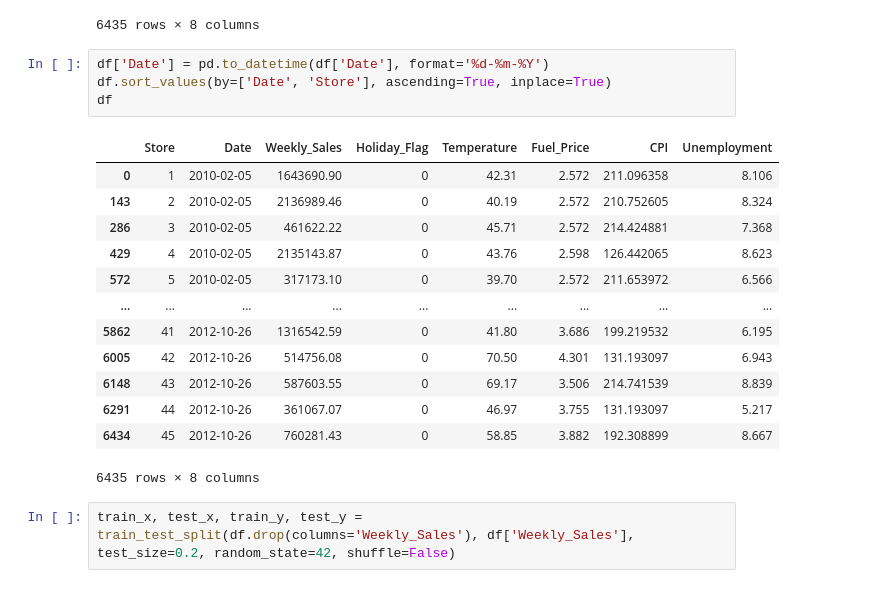
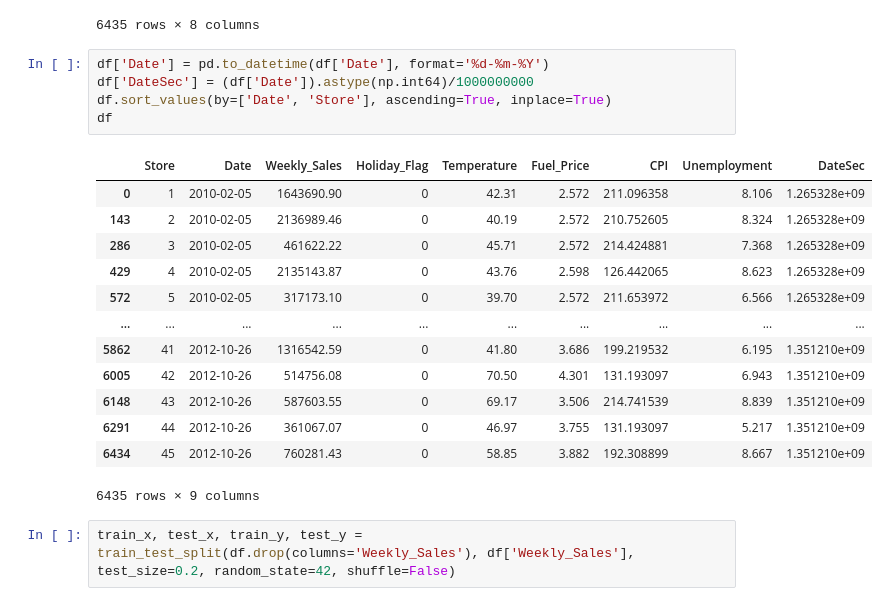
Before and after one commit to BVyaches/mmad2, a Jupyter notebook: Practice_04/task4.ipynb, the cells around one changed output. Saved outputs shown, nothing was run; the diff lists cells and outputs as text.

```diff
--- a/Practice_04/task4.ipynb
+++ b/Practice_04/task4.ipynb
@@ -23,22 +23,23 @@ df
 6435 rows × 8 columns
 # %%
 df['Date'] = pd.to_datetime(df['Date'], format='%d-%m-%Y')
+df['DateSec'] = (df['Date']).astype(np.int64)/1000000000
 df.sort_values(by=['Date', 'Store'], ascending=True, inplace=True)
 df
 # %% [output]
-|  | Store | Date | Weekly_Sales | Holiday_Flag | Temperature | Fuel_Price | CPI | Unemployment |
-| 0 | 1 | 2010-02-05 | 1643690.90 | 0 | 42.31 | 2.572 | 211.096358 | 8.106 |
-| 143 | 2 | 2010-02-05 | 2136989.46 | 0 | 40.19 | 2.572 | 210.752605 | 8.324 |
-| 286 | 3 | 2010-02-05 | 461622.22 | 0 | 45.71 | 2.572 | 214.424881 | 7.368 |
-| 429 | 4 | 2010-02-05 | 2135143.87 | 0 | 43.76 | 2.598 | 126.442065 | 8.623 |
-| 572 | 5 | 2010-02-05 | 317173.10 | 0 | 39.70 | 2.572 | 211.653972 | 6.566 |
-| ... | ... | ... | ... | ... | ... | ... | ... | ... |
-| 5862 | 41 | 2012-10-26 | 1316542.59 | 0 | 41.80 | 3.686 | 199.219532 | 6.195 |
-| 6005 | 42 | 2012-10-26 | 514756.08 | 0 | 70.50 | 4.301 | 131.193097 | 6.943 |
-| 6148 | 43 | 2012-10-26 | 587603.55 | 0 | 69.17 | 3.506 | 214.741539 | 8.839 |
-| 6291 | 44 | 2012-10-26 | 361067.07 | 0 | 46.97 | 3.755 | 131.193097 | 5.217 |
-| 6434 | 45 | 2012-10-26 | 760281.43 | 0 | 58.85 | 3.882 | 192.308899 | 8.667 |
+|  | Store | Date | Weekly_Sales | Holiday_Flag | Temperature | Fuel_Price | CPI | Unemployment | DateSec |
+| 0 | 1 | 2010-02-05 | 1643690.90 | 0 | 42.31 | 2.572 | 211.096358 | 8.106 | 1.265328e+09 |
+| 143 | 2 | 2010-02-05 | 2136989.46 | 0 | 40.19 | 2.572 | 210.752605 | 8.324 | 1.265328e+09 |
+| 286 | 3 | 2010-02-05 | 461622.22 | 0 | 45.71 | 2.572 | 214.424881 | 7.368 | 1.265328e+09 |
+| 429 | 4 | 2010-02-05 | 2135143.87 | 0 | 43.76 | 2.598 | 126.442065 | 8.623 | 1.265328e+09 |
+| 572 | 5 | 2010-02-05 | 317173.10 | 0 | 39.70 | 2.572 | 211.653972 | 6.566 | 1.265328e+09 |
+| ... | ... | ... | ... | ... | ... | ... | ... | ... | ... |
+| 5862 | 41 | 2012-10-26 | 1316542.59 | 0 | 41.80 | 3.686 | 199.219532 | 6.195 | 1.351210e+09 |
+| 6005 | 42 | 2012-10-26 | 514756.08 | 0 | 70.50 | 4.301 | 131.193097 | 6.943 | 1.351210e+09 |
+| 6148 | 43 | 2012-10-26 | 587603.55 | 0 | 69.17 | 3.506 | 214.741539 | 8.839 | 1.351210e+09 |
+| 6291 | 44 | 2012-10-26 | 361067.07 | 0 | 46.97 | 3.755 | 131.193097 | 5.217 | 1.351210e+09 |
+| 6434 | 45 | 2012-10-26 | 760281.43 | 0 | 58.85 | 3.882 | 192.308899 | 8.667 | 1.351210e+09 |
-6435 rows × 8 columns
+6435 rows × 9 columns
 # %%
 train_x, test_x, train_y, test_y = train_test_split(df.drop(columns='Weekly_Sales'), df['Weekly_Sales'], test_size=0.2, random_state=42, shuffle=False)
 # %%
```
Also changed, not shown: parts of 4 cells of this notebook.
